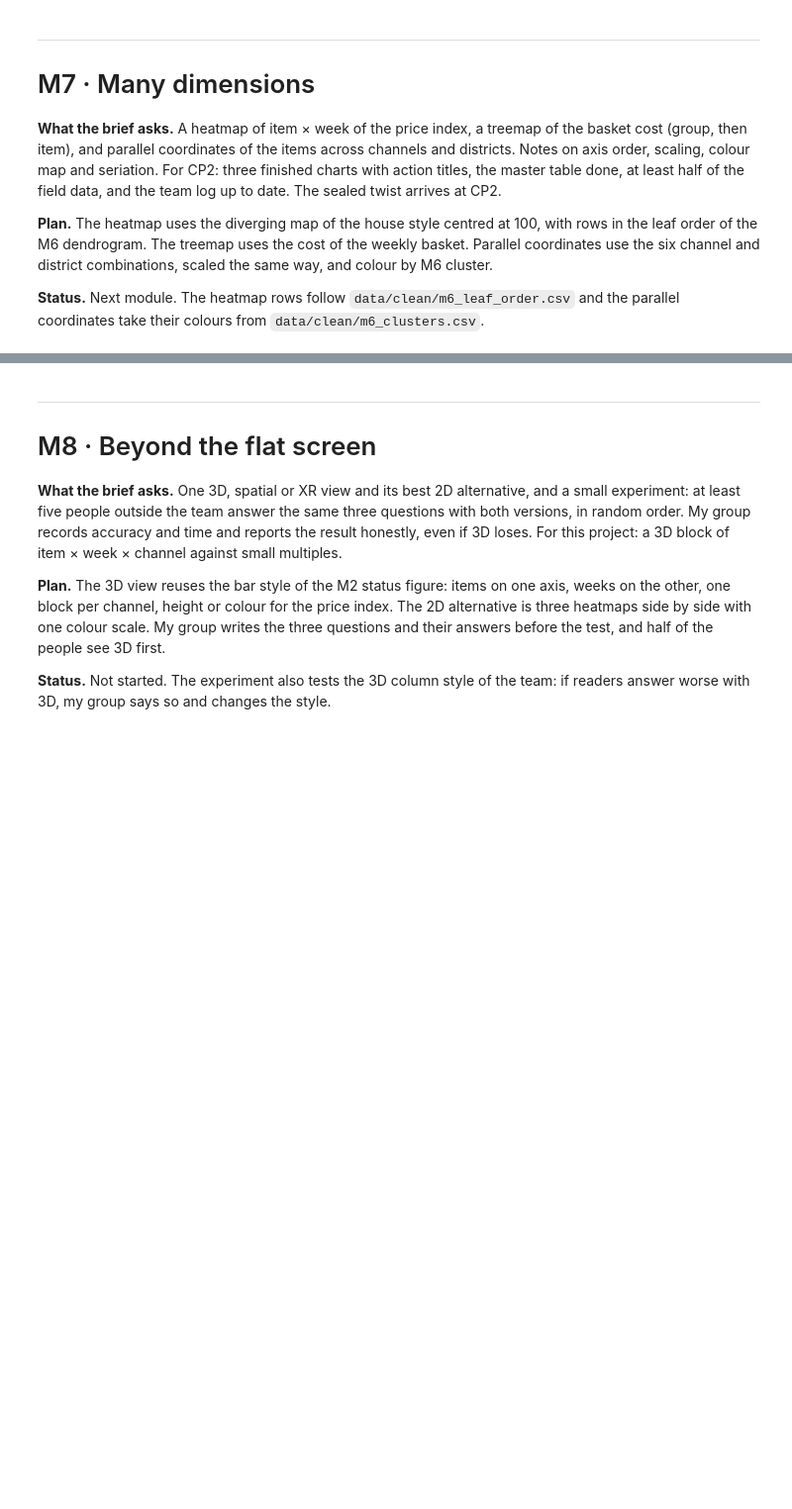
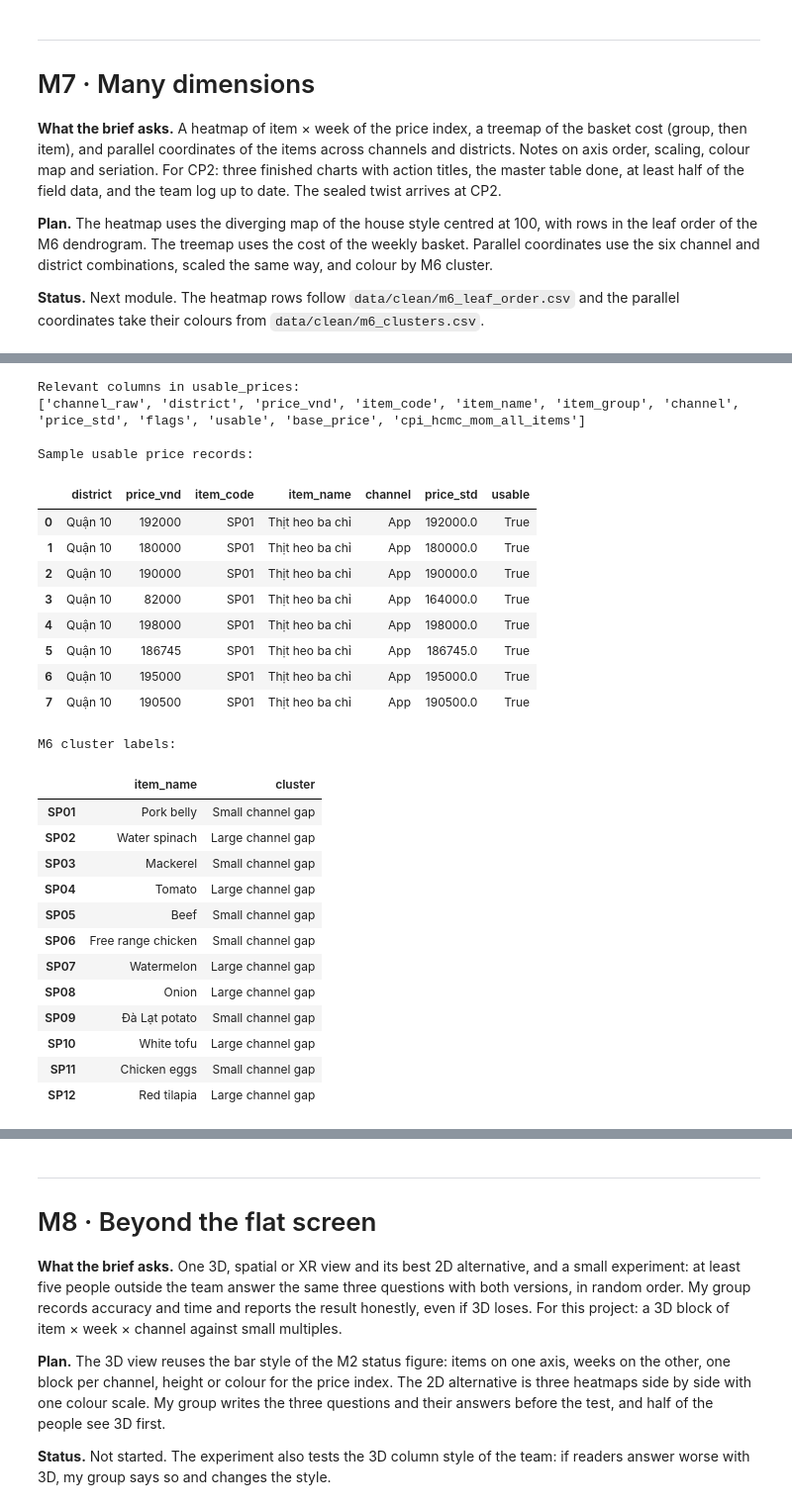
Before and after one commit to hwinhwork-dot/DataViz_Final_P10, a Jupyter notebook: notebooks/P10_Final_Team10.ipynb, the cells around one changed output, grey strips where cells are left out. Shown at 99% size. Cells and saved outputs as stored; diff of their text form; code cells hidden in the pictures; blank space fills up the shorter version.

```diff
--- a/notebooks/P10_Final_Team10.ipynb
+++ b/notebooks/P10_Final_Team10.ipynb
@@ -2727,0 +3324,57 @@ plt.show()
+# %%
+# Inspect columns needed for M7.3
+
+print("Relevant columns in usable_prices:")
+print([
+    col for col in usable_prices.columns
+    if any(key in col.lower() for key in [
+        "item", "channel", "district", "price",
+        "usable", "flag"
+    ])
+])
+
+print("\nSample usable price records:")
+display(
+    usable_prices[
+        [
+            col for col in usable_prices.columns
+            if col in [
+                "item_code", "item_name",
+                "channel", "district",
+                "price_std", "price_vnd",
+                "usable"
+            ]
+        ]
+    ].head(8)
+)
+
+print("\nM6 cluster labels:")
+display(clusters[["item_name", "cluster"]])
+# %% [output]
+Relevant columns in usable_prices:
+['channel_raw', 'district', 'price_vnd', 'item_code', 'item_name', 'item_group', 'channel', 'price_std', 'flags', 'usable', 'base_price', 'cpi_hcmc_mom_all_items']
+
+Sample usable price records:
+|  | district | price_vnd | item_code | item_name | channel | price_std | usable |
+| 0 | Quận 10 | 192000 | SP01 | Thịt heo ba chỉ | App | 192000.0 | True |
+| 1 | Quận 10 | 180000 | SP01 | Thịt heo ba chỉ | App | 180000.0 | True |
+| 2 | Quận 10 | 190000 | SP01 | Thịt heo ba chỉ | App | 190000.0 | True |
+| 3 | Quận 10 | 82000 | SP01 | Thịt heo ba chỉ | App | 164000.0 | True |
+| 4 | Quận 10 | 198000 | SP01 | Thịt heo ba chỉ | App | 198000.0 | True |
+| 5 | Quận 10 | 186745 | SP01 | Thịt heo ba chỉ | App | 186745.0 | True |
+| 6 | Quận 10 | 195000 | SP01 | Thịt heo ba chỉ | App | 195000.0 | True |
+| 7 | Quận 10 | 190500 | SP01 | Thịt heo ba chỉ | App | 190500.0 | True |
+M6 cluster labels:
+|  | item_name | cluster |
+| SP01 | Pork belly | Small channel gap |
+| SP02 | Water spinach | Large channel gap |
+| SP03 | Mackerel | Small channel gap |
+| SP04 | Tomato | Large channel gap |
+| SP05 | Beef | Small channel gap |
+| SP06 | Free range chicken | Small channel gap |
+| SP07 | Watermelon | Large channel gap |
+| SP08 | Onion | Large channel gap |
+| SP09 | Đà Lạt potato | Small channel gap |
+| SP10 | White tofu | Large channel gap |
+| SP11 | Chicken eggs | Small channel gap |
+| SP12 | Red tilapia | Large channel gap |
```
Also changed, not shown: parts of 19 cells of this notebook, 4 other files.
